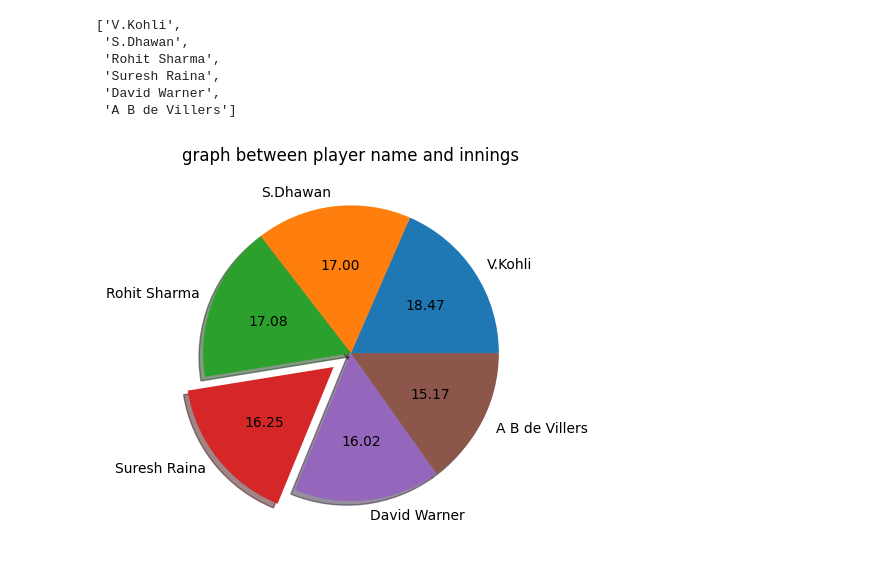
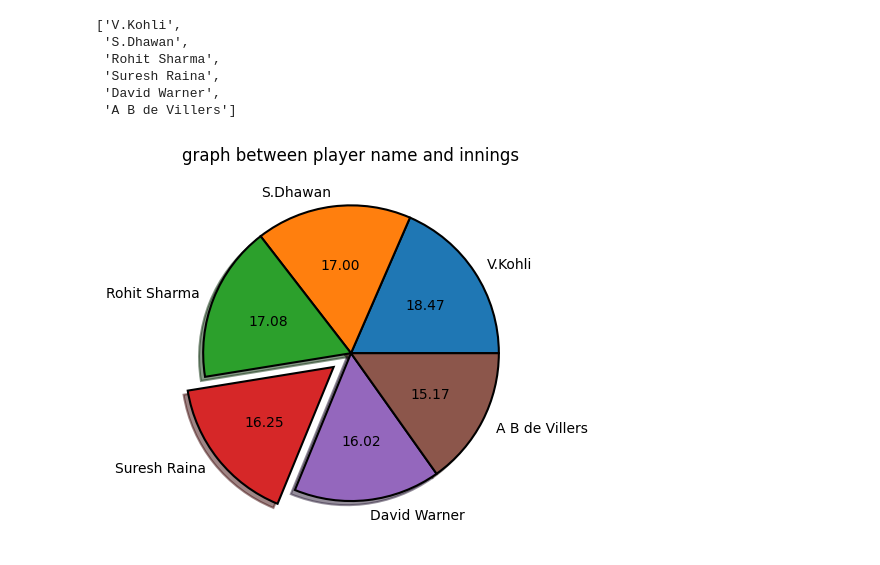
Before and after one commit to ThunderboltGM/Technical-session, a Jupyter notebook: Day-2.ipynb, the cells around one changed output. Saved outputs shown, nothing was run; the diff lists cells and outputs as text; code cells hidden in the pictures.

Commit message:
added wedgeprops to pie chart

```diff
--- a/Day-2.ipynb
+++ b/Day-2.ipynb
@@ -189,9 +189,9 @@ x
 # %%
 # plot a bar graph between a player name and innings
 # plot pie chart for the players who scored more than 5000 runs
 explode = [0,0,0,0.15,0,0]
-plt.pie(y,labels=x,autopct="%1.2f",shadow=True,explode=explode)
+plt.pie(y,labels=x,autopct="%1.2f",shadow=True,explode=explode,wedgeprops={'lw':1.5,'ec':'black'})
 plt.title("graph between player name and innings")
 plt.show()
 # %% [output]
-[figure, old version]
+[figure, new version]
```
